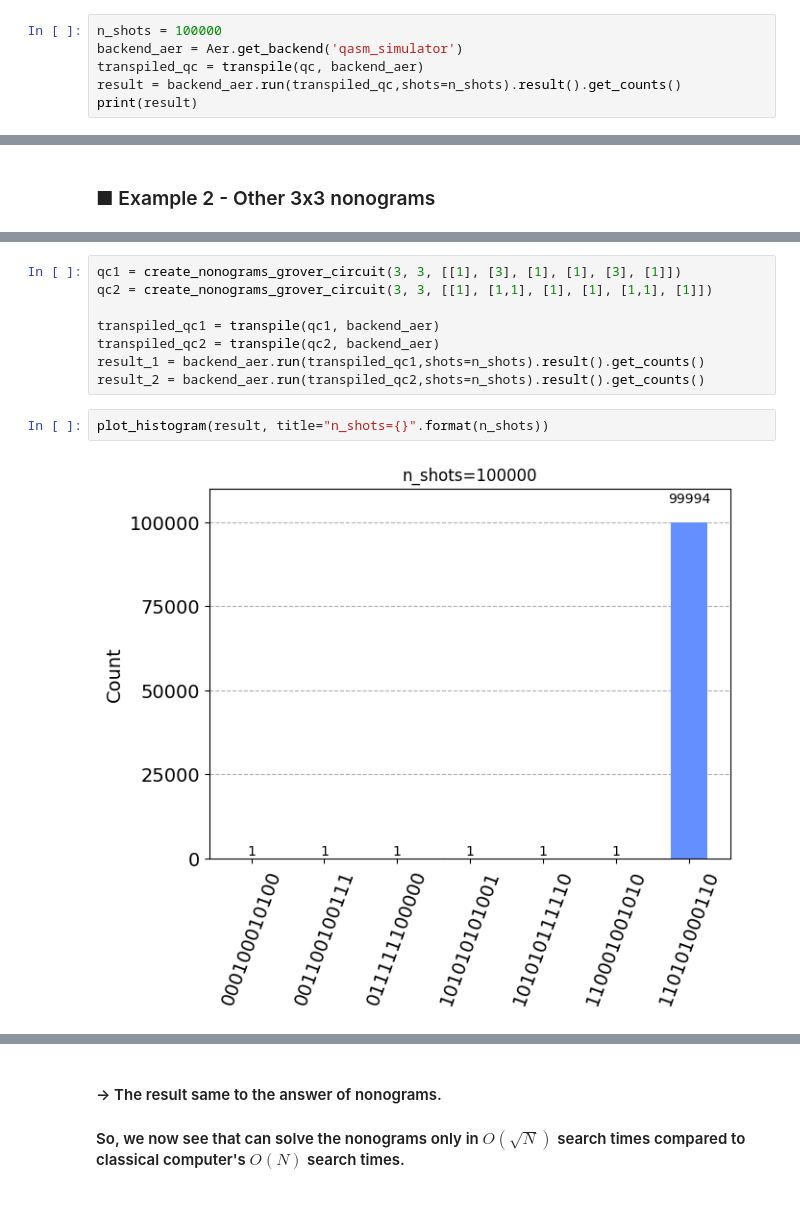
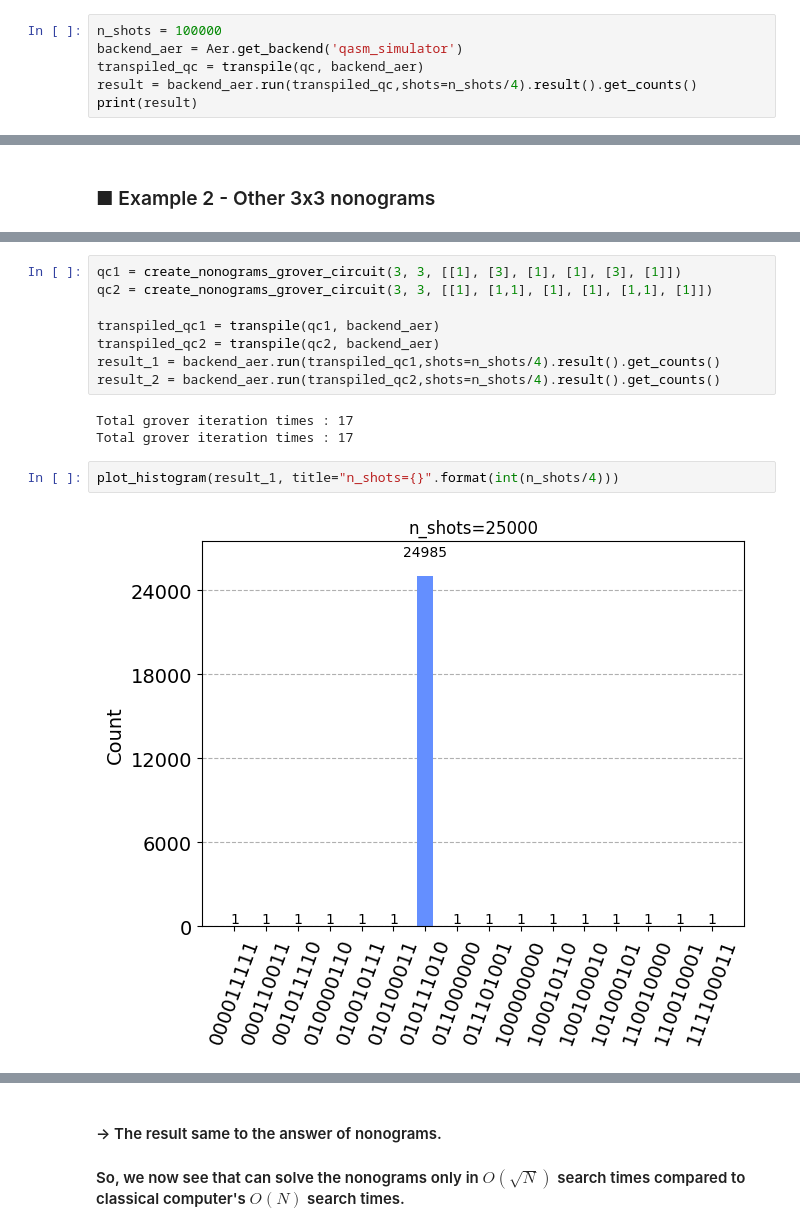
Before and after one commit to ypooh2042/Grover-algorithm-for-nonogram, a Jupyter notebook: grover_nonograms.ipynb, the cells around one changed output, grey strips where cells are left out. Saved outputs shown, nothing was run; the diff lists cells and outputs as text; blank space fills up the shorter version.

```diff
--- a/grover_nonograms.ipynb
+++ b/grover_nonograms.ipynb
@@ -308,6 +319,6 @@ qc.draw(output="mpl", reverse_bits=False, scale=0.7)
 n_shots = 100000
 backend_aer = Aer.get_backend('qasm_simulator')
 transpiled_qc = transpile(qc, backend_aer)
-result = backend_aer.run(transpiled_qc,shots=n_shots).result().get_counts()
+result = backend_aer.run(transpiled_qc,shots=n_shots/4).result().get_counts()
 print(result)
 # %% [output]
@@ -342,10 +342,13 @@ qc2 = create_nonograms_grover_circuit(3, 3, [[1], [1,1], [1], [1], [1,1], [1]])
 
 transpiled_qc1 = transpile(qc1, backend_aer)
 transpiled_qc2 = transpile(qc2, backend_aer)
-result_1 = backend_aer.run(transpiled_qc1,shots=n_shots).result().get_counts()
-result_2 = backend_aer.run(transpiled_qc2,shots=n_shots).result().get_counts()
+result_1 = backend_aer.run(transpiled_qc1,shots=n_shots/4).result().get_counts()
+result_2 = backend_aer.run(transpiled_qc2,shots=n_shots/4).result().get_counts()
+# %% [output]
+Total grover iteration times : 17
+Total grover iteration times : 17
 # %%
-plot_histogram(result, title="n_shots={}".format(n_shots))
+plot_histogram(result_1, title="n_shots={}".format(int(n_shots/4)))
 # %% [output]
-[figure, old version]
+[figure, new version]
 # %%
```
Also changed, not shown: parts of 15 cells of this notebook, 1 other file.
